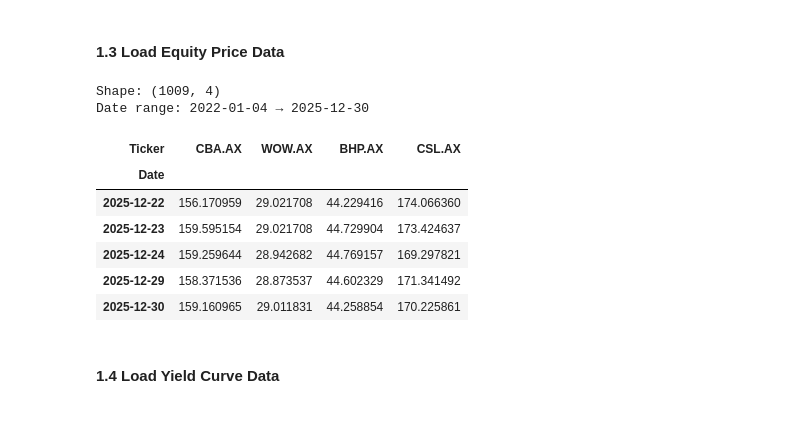
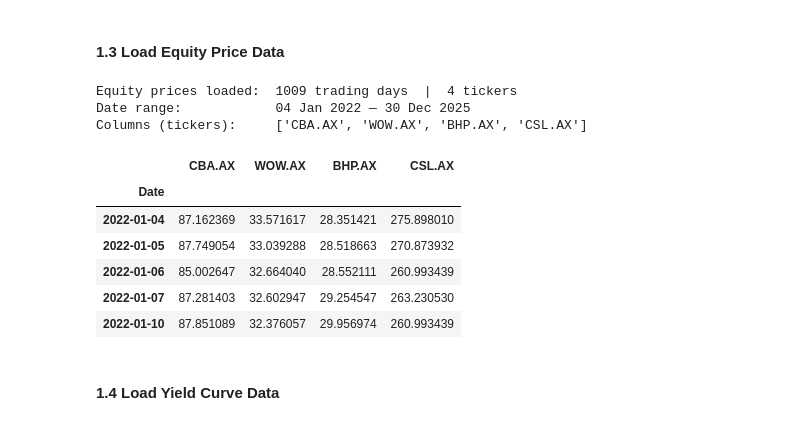
Before and after one commit to Gene2007/FINM3422-Project-3-Derivative-Platform, a Jupyter notebook: notebooks/market_data_and_yield_curve.ipynb, the cells around one changed output. Cells and saved outputs as stored; diff of their text form; code cells hidden in the pictures.

Commit message:
COMMIT: finished draft code for yieldcurve.py and started setting up and graphing in the market_data_and_yield_curve.ipynb notebook

```diff
--- a/notebooks/market_data_and_yield_curve.ipynb
+++ b/notebooks/market_data_and_yield_curve.ipynb
@@ -84,27 +129,40 @@ Date range: 2022-01-01 → 2025-12-31
 # %% [markdown]
 #### 1.3 Load Equity Price Data
 # %%
+# =============================================================================
+# 1.3 Load Equity Price Data
+# =============================================================================
 # Load historical price data for CBA.AX, BHP.AX, CSL.AX, WOW.AX via yfinance API
-# Use adjusted closing prices if available
-# Make sure dates are correclty recognised as dates
-# Set date as the index
-# Sort observations by date
-# Display the first few rows to confirm that loading worked
+# data_loader.run_full_pipeline() fetches adjusted closing prices from yfinance,
+# caches them to data/processed/equity_prices.csv, and returns them as `prices`.
+# Adjusted prices account for dividends and stock splits.
 
-prices = result['prices']
-print(f"Shape: {prices.shape}")
-print(f"Date range: {prices.index[0].date()} → {prices.index[-1].date()}")
-prices.tail()
+# Confirm dates are correctly recognised as DatetimeIndex
+assert isinstance(prices.index, pd.DatetimeIndex), "Index is not DatetimeIndex."
+
+# Confirm date is set as the index and observations are sorted oldest → newest
+assert prices.index.is_monotonic_increasing, "Prices are not sorted by date."
+
+# Confirm all four tickers are present
+assert set(PORTFOLIO_TICKERS).issubset(prices.columns), "Missing tickers in price data."
+
+# Display the first few rows to confirm loading worked
+print(f"Equity prices loaded:  {prices.shape[0]} trading days  |  {prices.shape[1]} tickers")
+print(f"Date range:            {prices.index[0].strftime('%d %b %Y')} — {prices.index[-1].strftime('%d %b %Y')}")
+print(f"Columns (tickers):     {list(prices.columns)}\n")
+
+prices.head()
 # %% [output]
-Shape: (1009, 4)
-Date range: 2022-01-04 → 2025-12-30
+Equity prices loaded:  1009 trading days  |  4 tickers
+Date range:            04 Jan 2022 — 30 Dec 2025
+Columns (tickers):     ['CBA.AX', 'WOW.AX', 'BHP.AX', 'CSL.AX']
-| Ticker | CBA.AX | WOW.AX | BHP.AX | CSL.AX |
+|  | CBA.AX | WOW.AX | BHP.AX | CSL.AX |
 | Date |  |  |  |  |
-| 2025-12-22 | 156.170959 | 29.021708 | 44.229416 | 174.066360 |
-| 2025-12-23 | 159.595154 | 29.021708 | 44.729904 | 173.424637 |
-| 2025-12-24 | 159.259644 | 28.942682 | 44.769157 | 169.297821 |
-| 2025-12-29 | 158.371536 | 28.873537 | 44.602329 | 171.341492 |
-| 2025-12-30 | 159.160965 | 29.011831 | 44.258854 | 170.225861 |
+| 2022-01-04 | 87.162369 | 33.571617 | 28.351421 | 275.898010 |
+| 2022-01-05 | 87.749054 | 33.039288 | 28.518663 | 270.873932 |
+| 2022-01-06 | 85.002647 | 32.664040 | 28.552111 | 260.993439 |
+| 2022-01-07 | 87.281403 | 32.602947 | 29.254547 | 263.230530 |
+| 2022-01-10 | 87.851089 | 32.376057 | 29.956974 | 260.993439 |
 # %% [markdown]
 #### 1.4 Load Yield Curve Data
 # %%
```
Also changed, not shown: parts of 6 cells of this notebook, 4 other files.
